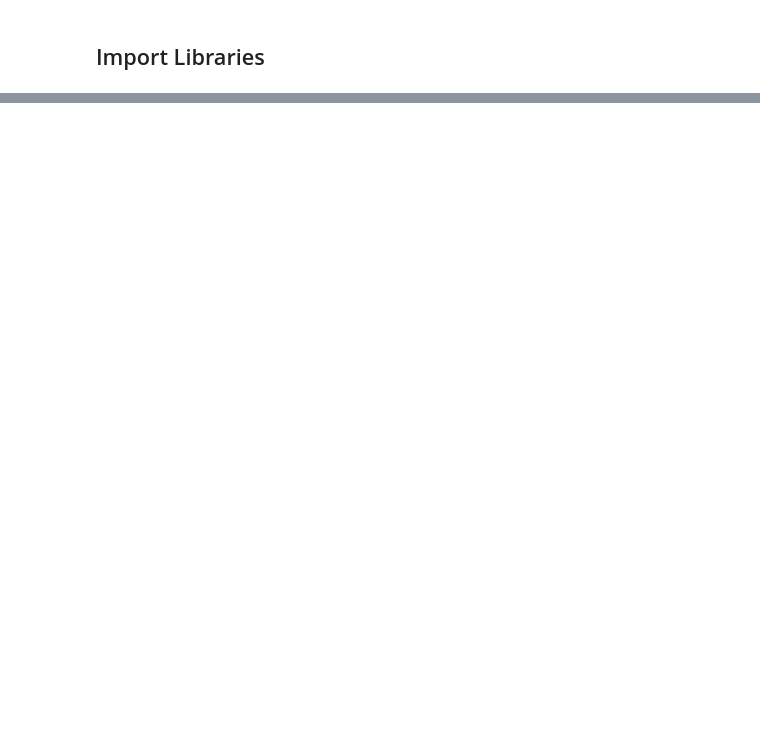
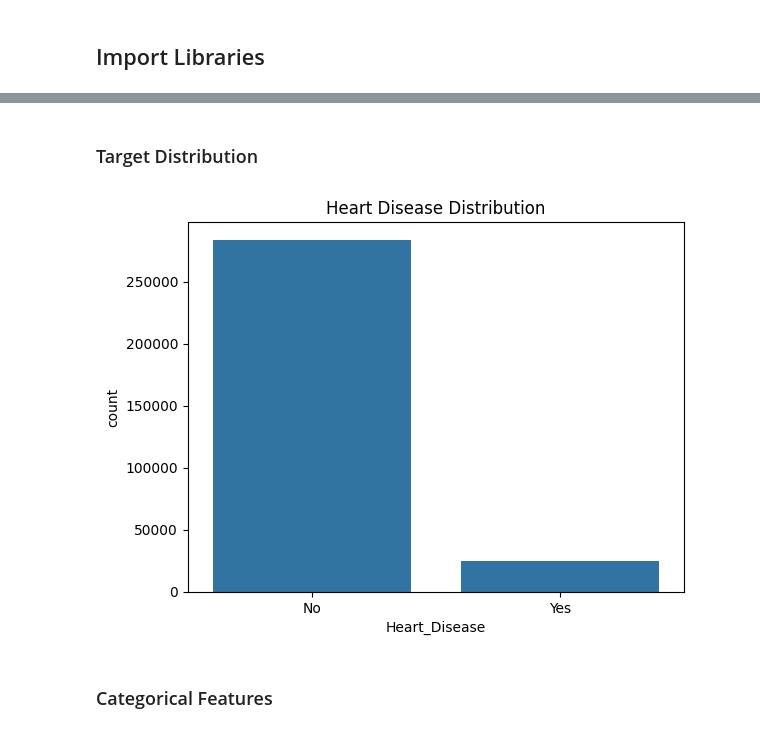
Before and after one commit to sachinchakrawarti/Multi-Factor-Cardiovascular-Risk-Prediction, a Jupyter notebook: models/Model_1 (Logistic Regression)/01_EDA.ipynb, the cells around one changed output, grey strips where cells are left out. Drawn from its saved outputs; the diff is of its cells as text; code cells hidden in the pictures; blank space fills up the shorter version.

```diff
--- a/models/Model_1 (Logistic Regression)/01_EDA.ipynb
+++ b/models/Model_1 (Logistic Regression)/01_EDA.ipynb
@@ -1,10 +1,15 @@
 # %% [markdown]
 ## Import Libraries
 # %%
+# Basic libraries
+import os
 import pandas as pd
 import numpy as np
+
+# Visualization
 import matplotlib.pyplot as plt
 import seaborn as sns
 
-pd.set_option("display.max_columns", None)
-sns.set(style="whitegrid")
+# For warnings
+import warnings
+warnings.filterwarnings("ignore")
@@ -12,0 +18,10 @@ ModuleNotFoundError: No module named 'pandas'
+# %%
+# Define file path
+BASE_DIR = os.path.dirname(os.getcwd())  # models/
+DATA_PATH = os.path.join(BASE_DIR, "data", "CVD_cleaned.csv")
+
+# Load CSV
+df = pd.read_csv(DATA_PATH)
+
+# Preview
+df.head()
@@ -12,0 +103,11 @@ ModuleNotFoundError: No module named 'pandas'
+# %% [markdown]
+### Target Distribution
+# %%
+# Heart Disease distribution
+sns.countplot(x="Heart_Disease", data=df)
+plt.title("Heart Disease Distribution")
+plt.show()
+# %% [output]
+[figure, added]
+# %% [markdown]
+### Categorical Features
```
Also changed, not shown: parts of 18 cells of this notebook, 3 other files.
